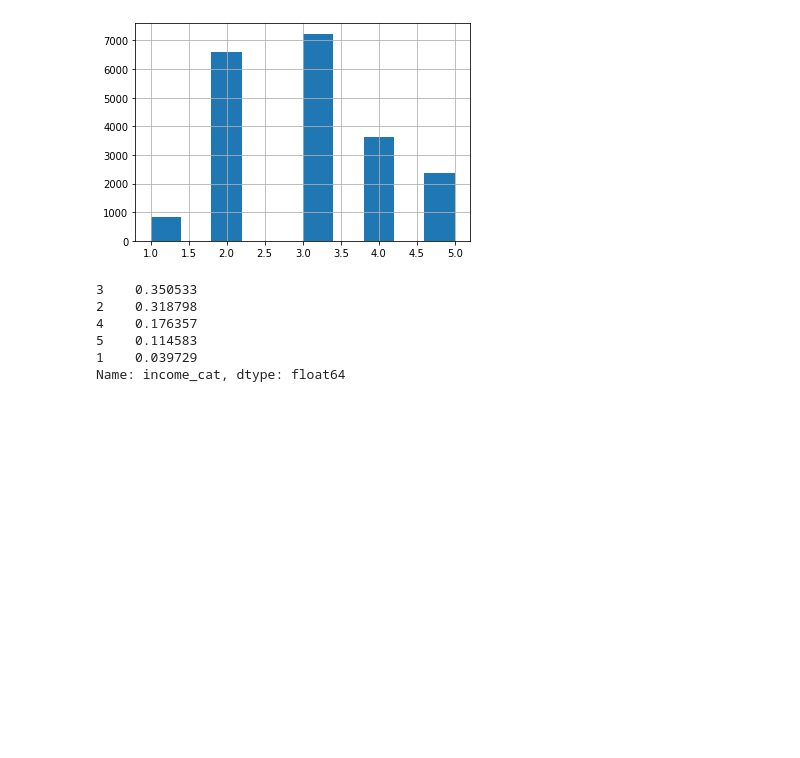
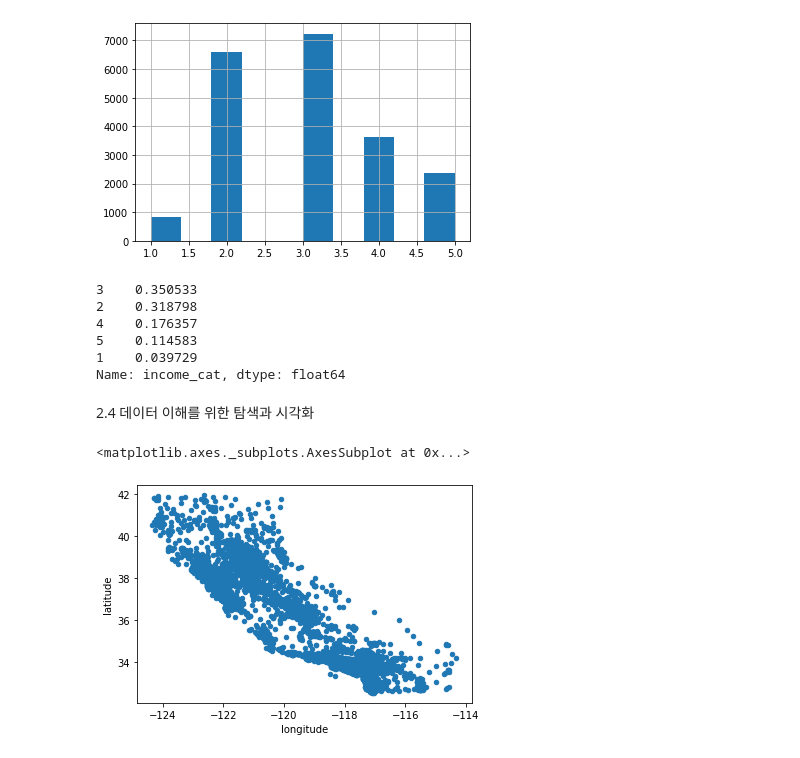
Before and after one commit to kwonSoojeong/hands-on-machine-Learning, a Jupyter notebook: mlch2.ipynb, the cells around one changed output. Saved outputs shown, nothing was run; the diff lists cells and outputs as text; code cells hidden in the pictures; blank space fills up the shorter version.

```diff
--- a/mlch2.ipynb
+++ b/mlch2.ipynb
@@ -146,3 +146,11 @@ Name: income_cat, dtype: float64
 #income_cat특성을 삭제해서 데이터를 원상태로 돌린다
 for set_ in(start_tarin_set, start_test_set):
   set_.drop("income_cat", axis=1, inplace=True)
+# %% [markdown]
+2.4 데이터 이해를 위한 탐색과 시각화
+# %%
+housing=start_tarin_set.copy() #복사본
+housing.plot(kind="scatter", x="longitude", y="latitude") #위도와 경도 시각화
+# %% [output]
+<matplotlib.axes._subplots.AxesSubplot at 0x...>
+[figure, added]
```
Also changed, not shown: parts of 37 cells of this notebook.
